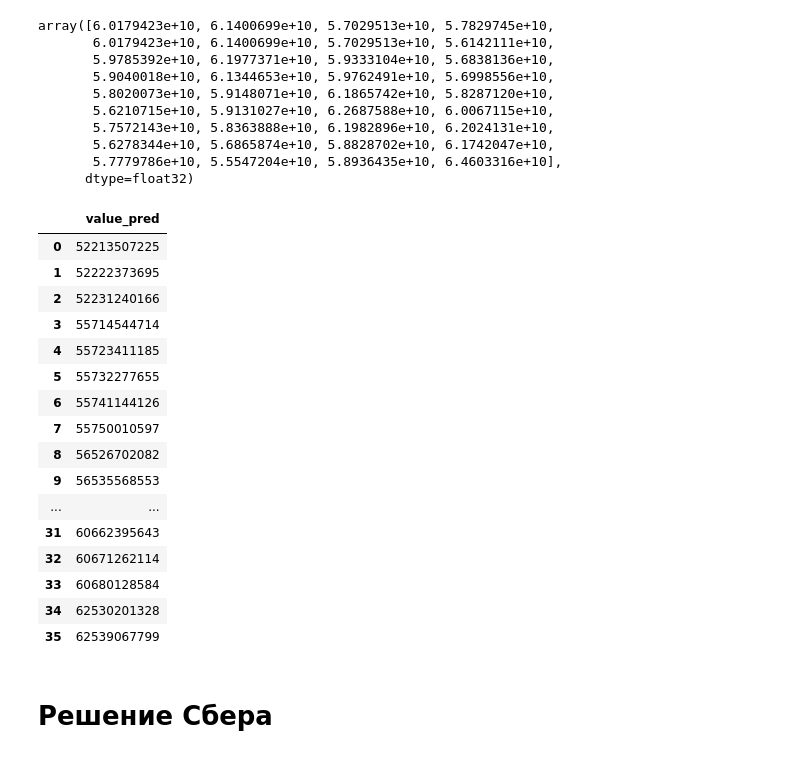
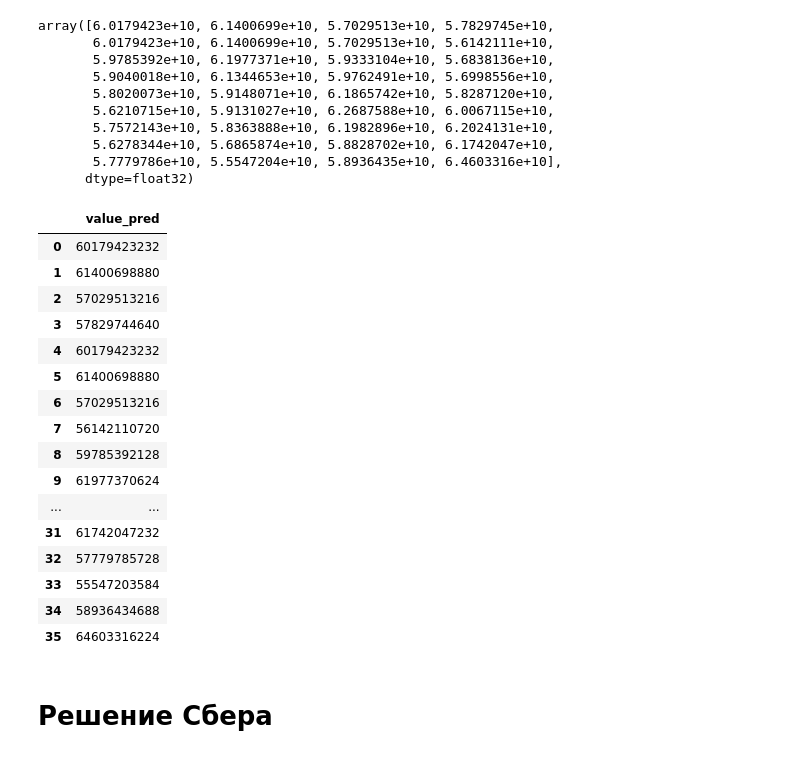
Before and after one commit to NickPavlovskii/sber, a Jupyter notebook: sber_prediction_v2.ipynb, the cells around one changed output. Saved outputs shown, nothing was run; the diff lists cells and outputs as text; code cells hidden in the pictures.

```diff
--- a/sber_prediction_v2.ipynb
+++ b/sber_prediction_v2.ipynb
@@ -631,0 +630,23 @@ Test dates  : 2019-06-30 00:00:00 --- 2019-10-31 00:00:00  (n=5)
+# %%
+def create_features(df_min, label=None):
+    """
+    Creates time series features from datetime index
+    """
+    df_min['date'] = df_min.index
+    df_min['dayofweek'] =df_min['date'].dt.dayofweek
+    df_min['quarter'] = df_min['date'].dt.quarter
+    df_min['month'] = df_min['date'].dt.month
+    df_min['year'] = df_min['date'].dt.year
+    df_min['dayofyear'] = df_min['date'].dt.dayofyear
+    df_min['dayofmonth'] = df_min['date'].dt.day
+    df_min['weekofyear'] = df_min['date'].dt.weekofyear
+
+    X = df_min[['dayofweek','quarter','month','year',
+           'dayofyear','dayofmonth','weekofyear']]
+    if label:
+        y = df_min[label]
+        return X, y
+    return X
+
+X_train, y_train = create_features(data_train, label='value')
+X_test, y_test = create_features(data_test, label='value')
@@ -1223,28 +1470,28 @@ array([6.0179423e+10, 6.1400699e+10, 5.7029513e+10, 5.7829745e+10,
       dtype=float32)
 # %%
 for_sub1 = pd.DataFrame(regressor.predict(X_test))
-for_sub1 = for_sub.rename({0:'value_pred'}, axis=1)
+for_sub1 = for_sub1.rename({0:'value_pred'}, axis=1)
 
-for_sub1.value_pred = for_sub.value_pred.round().astype('int')
+for_sub1.value_pred = for_sub1.value_pred.round().astype('int')
 for_sub1
 # %% [output]
 |  | value_pred |
-| 0 | 52213507225 |
-| 1 | 52222373695 |
-| 2 | 52231240166 |
-| 3 | 55714544714 |
-| 4 | 55723411185 |
-| 5 | 55732277655 |
-| 6 | 55741144126 |
-| 7 | 55750010597 |
-| 8 | 56526702082 |
-| 9 | 56535568553 |
+| 0 | 60179423232 |
+| 1 | 61400698880 |
+| 2 | 57029513216 |
+| 3 | 57829744640 |
+| 4 | 60179423232 |
+| 5 | 61400698880 |
+| 6 | 57029513216 |
+| 7 | 56142110720 |
+| 8 | 59785392128 |
+| 9 | 61977370624 |
 | ... | ... |
-| 31 | 60662395643 |
-| 32 | 60671262114 |
-| 33 | 60680128584 |
-| 34 | 62530201328 |
-| 35 | 62539067799 |
+| 31 | 61742047232 |
+| 32 | 57779785728 |
+| 33 | 55547203584 |
+| 34 | 58936434688 |
+| 35 | 64603316224 |
 # %% [markdown]
 # Решение Сбера
 # %% [markdown]
```
Also changed, not shown: parts of 36 cells of this notebook.
